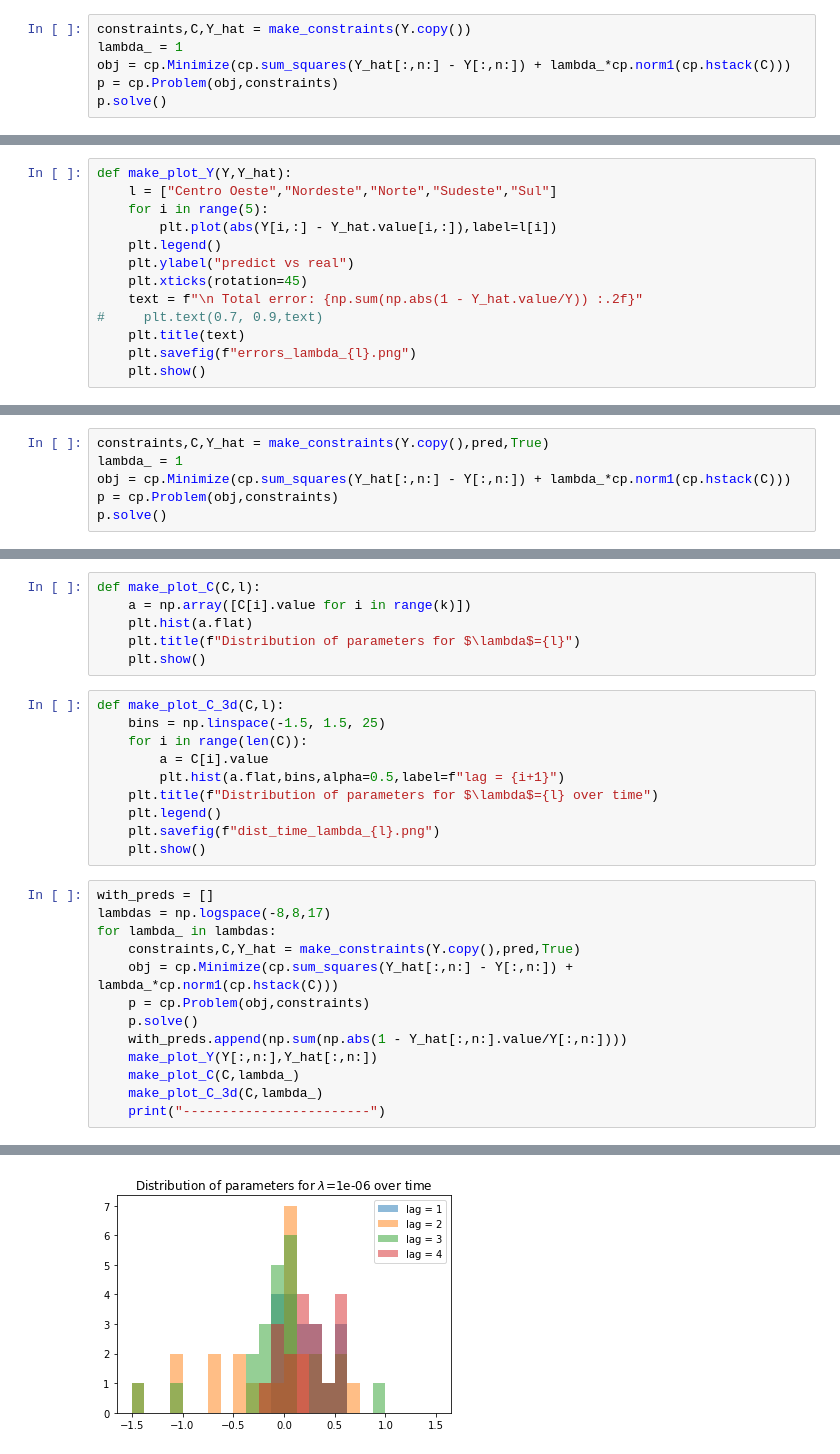
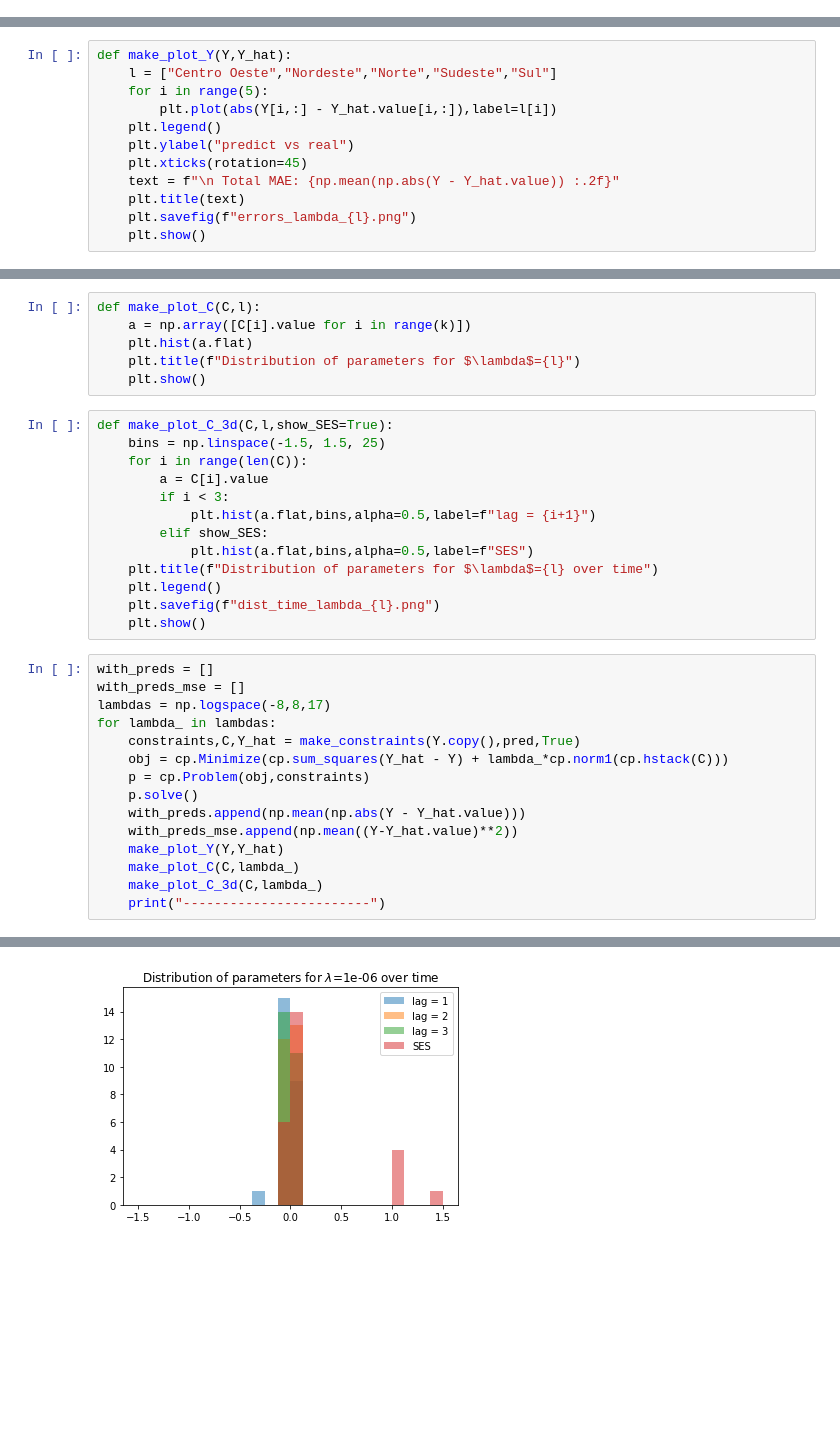
Before and after one commit to FelipeSchreiber/BR_COVID_SPATIAL_TIMESERIES, a Jupyter notebook: ModelingNumberOfCases.ipynb, the cells around one changed output, grey strips where cells are left out. Drawn from its saved outputs; the diff is of its cells as text; blank space fills up the shorter version.

```diff
--- a/ModelingNumberOfCases.ipynb
+++ b/ModelingNumberOfCases.ipynb
@@ -224,8 +209,2 @@ def make_constraints(Y,pred=[],use_preds=False):
             constraints += [Y_hat[i,t+n] == cp.sum(terms)]
     return constraints,C,Y_hat
-# %%
-constraints,C,Y_hat = make_constraints(Y.copy())
-lambda_ = 1
-obj = cp.Minimize(cp.sum_squares(Y_hat[:,n:] - Y[:,n:]) + lambda_*cp.norm1(cp.hstack(C)))
-p = cp.Problem(obj,constraints)
-p.solve()
@@ -252,8 +216,7 @@ def make_plot_Y(Y,Y_hat):
     plt.legend()
     plt.ylabel("predict vs real")
     plt.xticks(rotation=45)
-    text = f"\n Total error: {np.sum(np.abs(1 - Y_hat.value/Y)) :.2f}"
-#     plt.text(0.7, 0.9,text)
+    text = f"\n Total MAE: {np.mean(np.abs(Y - Y_hat.value)) :.2f}"
     plt.title(text)
     plt.savefig(f"errors_lambda_{l}.png")
     plt.show()
@@ -264,6 +222,0 @@ make_plot_Y(Y,Y_hat)
-# %%
-constraints,C,Y_hat = make_constraints(Y.copy(),pred,True)
-lambda_ = 1
-obj = cp.Minimize(cp.sum_squares(Y_hat[:,n:] - Y[:,n:]) + lambda_*cp.norm1(cp.hstack(C)))
-p = cp.Problem(obj,constraints)
-p.solve()
@@ -280,25 +227,30 @@ def make_plot_C(C,l):
     plt.title(f"Distribution of parameters for $\lambda$={l}")
     plt.show()
 # %%
-def make_plot_C_3d(C,l):
+def make_plot_C_3d(C,l,show_SES=True):
     bins = np.linspace(-1.5, 1.5, 25)
     for i in range(len(C)):
         a = C[i].value
-        plt.hist(a.flat,bins,alpha=0.5,label=f"lag = {i+1}")
+        if i < 3:
+            plt.hist(a.flat,bins,alpha=0.5,label=f"lag = {i+1}")
+        elif show_SES:
+            plt.hist(a.flat,bins,alpha=0.5,label=f"SES")
     plt.title(f"Distribution of parameters for $\lambda$={l} over time")
     plt.legend()
     plt.savefig(f"dist_time_lambda_{l}.png")
     plt.show()
 # %%
 with_preds = []
+with_preds_mse = []
 lambdas = np.logspace(-8,8,17)
 for lambda_ in lambdas:
     constraints,C,Y_hat = make_constraints(Y.copy(),pred,True)
-    obj = cp.Minimize(cp.sum_squares(Y_hat[:,n:] - Y[:,n:]) + lambda_*cp.norm1(cp.hstack(C)))
+    obj = cp.Minimize(cp.sum_squares(Y_hat - Y) + lambda_*cp.norm1(cp.hstack(C)))
     p = cp.Problem(obj,constraints)
     p.solve()
-    with_preds.append(np.sum(np.abs(1 - Y_hat[:,n:].value/Y[:,n:])))
-    make_plot_Y(Y[:,n:],Y_hat[:,n:])
+    with_preds.append(np.mean(np.abs(Y - Y_hat.value)))
+    with_preds_mse.append(np.mean((Y-Y_hat.value)**2))
+    make_plot_Y(Y,Y_hat)
     make_plot_C(C,lambda_)
     make_plot_C_3d(C,lambda_)
     print("------------------------")
@@ -316,4 +268,4 @@ for lambda_ in lambdas:
-[figure, old version]
+[figure, new version]
 ------------------------
 ... (56 outputs left out)
 # %%
```
Also changed, not shown: parts of 35 cells of this notebook.
